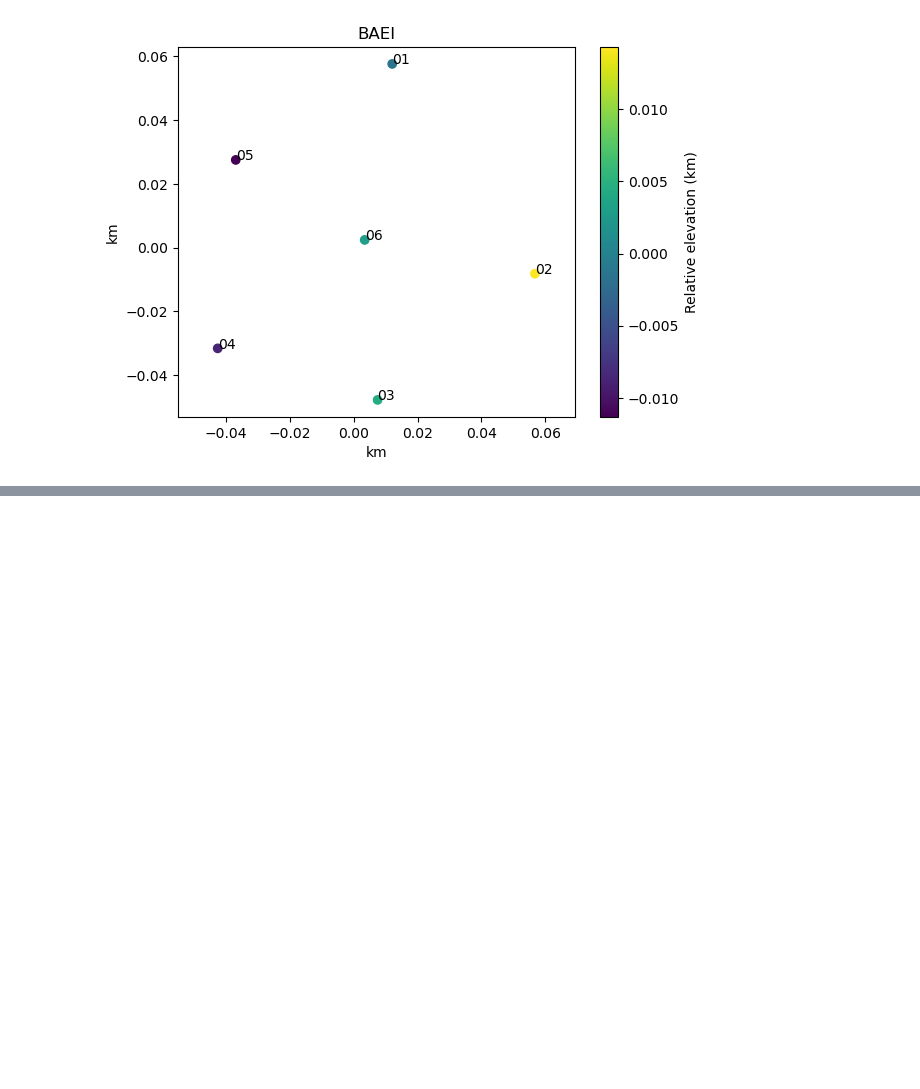
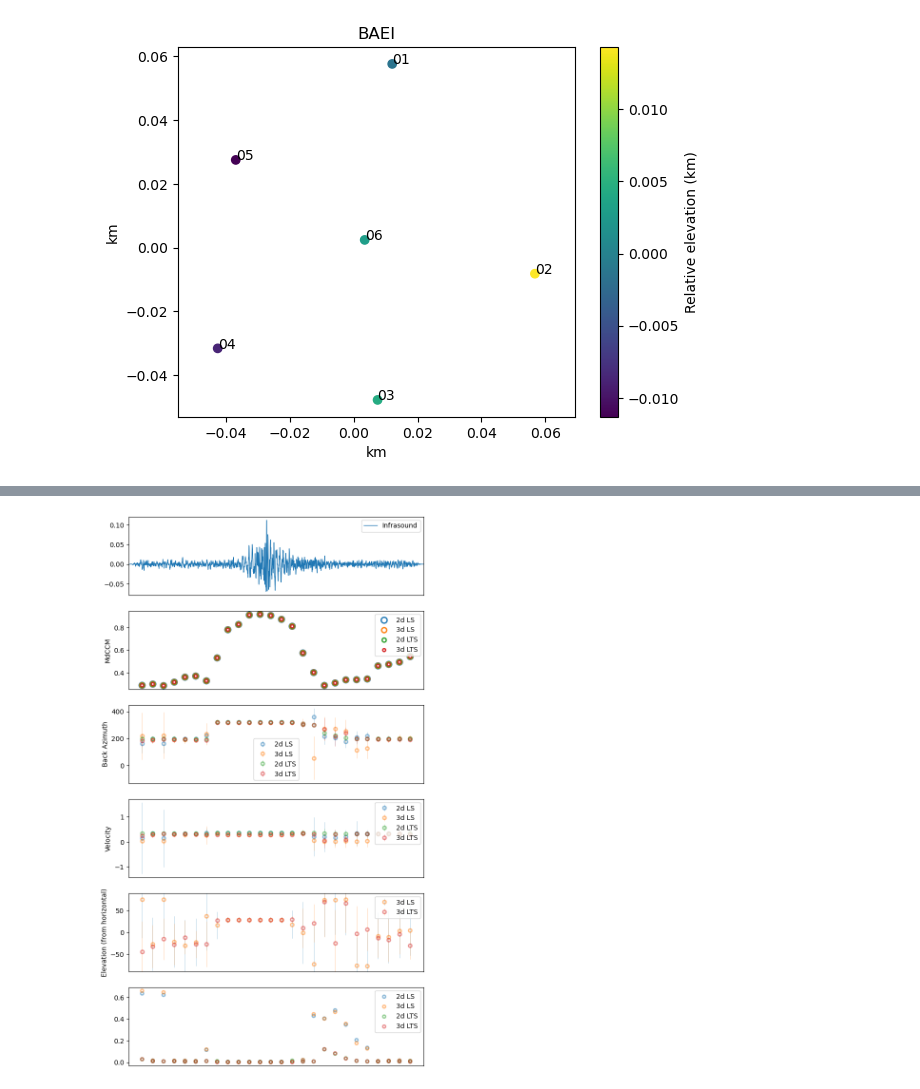
Before and after one commit to csaundersshultz/lts_array, a Jupyter notebook: lts_testing.ipynb, the cells around one changed output, grey strips where cells are left out. Cells and saved outputs as stored; diff of their text form; code cells hidden in the pictures; blank space fills up the shorter version.

```diff
--- a/lts_testing.ipynb
+++ b/lts_testing.ipynb
@@ -147,0 +212,84 @@ xij_mad are equal --> False
+# %%
+#First, solve LS case (alpha=1)
+data2_alpha1 = lts_array.classes.lts_data_class.DataBin(window_length=10, window_overlap=0.8, alpha=1.0)
+data2_alpha1.build_data_arrays(st, lat_list, lon_list, remove_elements=None)# rij)
+data3_alpha1 = lts_array.classes.lts_data_class.DataBin(window_length=10, window_overlap=0.8, alpha=1.0)
+data3_alpha1.build_data_arrays(st, lat_list, lon_list, elevation_list, remove_elements=None)# rij)
+
+ls2 = lts_array.classes.OLSEstimator(data2_alpha1)
+ls2.correlate(data2_alpha1)
+ls2.solve(data2_alpha1)
+
+ls3 = lts_array.classes.OLSEstimator(data3_alpha1)
+ls3.correlate(data3_alpha1)
+ls3.solve_3d(data3_alpha1)
+
+#Next solve LTS cases (alpha=0.75)
+#Check 2d
+data2 = lts_array.classes.lts_data_class.DataBin(window_length=10, window_overlap=0.8, alpha=0.75)
+data2.build_data_arrays(st, lat_list, lon_list, remove_elements=None)# rij)
+data3 = lts_array.classes.lts_data_class.DataBin(window_length=10, window_overlap=0.8, alpha=0.75)
+data3.build_data_arrays(st, lat_list, lon_list, elevation_list, remove_elements=None)# rij)
+
+ltsva2 = lts_array.classes.LTSEstimator(data2)
+ltsva2.correlate(data2)
+ltsva2.solve(data2)
+
+ltsva3 = lts_array.classes.LTSEstimator(data3)
+ltsva3.correlate(data3)
+ltsva3.solve_3d(data3)
+
+to_plot=True
+if to_plot:
+    # Control variables
+    line_w = 2
+    err_w = 0.5
+    alpha = 0.5
+
+    #Plot actual results
+    fig, axs = plt.subplots(nrows=6, figsize=(8,15))
+    t = ltsva2.t
+
+    #data
+    axs[0].plot(st[0], lw=1, label='Infrasound')
+    axs[0].set_xlim((0,len(st[0])))
+
+    #mccm
+    axs[1].scatter(t, ls2.mdccm, s=80,    facecolors='none', edgecolors='C0', linewidths=line_w, label='2d LS' )
+    axs[1].scatter(t, ls3.mdccm, s=60,    facecolors='none', edgecolors='C1', linewidths=line_w, label='3d LS' )
+    axs[1].scatter(t, ltsva2.mdccm, s=40, facecolors='none', edgecolors='C2', linewidths=line_w, label='2d LTS')
+    axs[1].scatter(t, ltsva3.mdccm, s=20, facecolors='none', edgecolors='C3', linewidths=line_w, label='3d LTS')
+    axs[1].set_ylabel('MdCCM')
+
+    #azimuth
+    axs[2].errorbar(t, ls2.lts_baz, yerr=ls2.conf_int_baz, fmt ='o', mfc='none', mec='C0', mew=line_w, elinewidth=err_w, markersize=5, alpha=alpha, label='2d LS' )
+    axs[2].errorbar(t, ls3.lts_baz, yerr=ls3.conf_int_baz, fmt ='o', mfc='none', mec='C1', mew=line_w, elinewidth=err_w, markersize=5, alpha=alpha, label='3d LS' )
+    axs[2].errorbar(t, ltsva2.lts_baz, yerr=ltsva2.conf_int_baz, fmt ='o', mfc='none', mec='C2', mew=line_w, elinewidth=err_w, markersize=5, alpha=alpha, label='2d LTS')
+    axs[2].errorbar(t, ltsva3.lts_baz, yerr=ltsva3.conf_int_baz, fmt ='o', mfc='none', mec='C3', mew=line_w, elinewidth=err_w, markersize=5, alpha=alpha, label='3d LTS')
+    axs[2].set_ylabel('Back Azimuth')
+
+    #Velocity
+    axs[3].errorbar(t, ls2.lts_vel, yerr=ls2.conf_int_vel, fmt ='o', mfc='none', mec='C0', mew=line_w, elinewidth=err_w, markersize=5, alpha=alpha, label='2d LS' )
+    axs[3].errorbar(t, ls3.lts_vel, yerr=ls3.conf_int_vel, fmt ='o', mfc='none', mec='C1', mew=line_w, elinewidth=err_w, markersize=5, alpha=alpha, label='3d LS' )
+    axs[3].errorbar(t, ltsva2.lts_vel, yerr=ltsva2.conf_int_vel, fmt ='o', mfc='none', mec='C2', mew=line_w, elinewidth=err_w, markersize=5, alpha=alpha, label='2d LTS')
+    axs[3].errorbar(t, ltsva3.lts_vel, yerr=ltsva3.conf_int_vel, fmt ='o', mfc='none', mec='C3', mew=line_w, elinewidth=err_w, markersize=5, alpha=alpha, label='3d LTS')
+    axs[3].set_ylabel("Velocity")
+
+    #Elevation
+    #axs[4].scatter(t, ltsva3.lts_elev, s=10, label='3d Elevation')
+    axs[4].errorbar(t, ls3.lts_elev, yerr=ls3.conf_int_elev, fmt ='o', mfc='none', mec=plt.get_cmap("tab10")(1), mew=line_w, elinewidth=err_w, markersize=5, alpha=alpha, label='3d LS')
+    axs[4].errorbar(t, ltsva3.lts_elev, yerr=ltsva3.conf_int_elev, fmt ='o', mfc='none', mec=plt.get_cmap("tab10")(3), mew=line_w, elinewidth=err_w, markersize=5, alpha=alpha, label='3d LTS')
+    axs[4].set_ylim((-90,90))
+    axs[4].set_ylabel("Elevation (from horizontal)")
+
+    #sigma tau
+    axs[5].scatter(t, ls2.sigma_tau, s=20,    facecolors='none', edgecolors='C0', linewidths=line_w, alpha=alpha, label='2d LS')
+    axs[5].scatter(t, ls3.sigma_tau, s=20,    facecolors='none', edgecolors='C1', linewidths=line_w, alpha=alpha, label='3d LS')
+    axs[5].scatter(t, ltsva2.sigma_tau, s=20, facecolors='none', edgecolors='C2', linewidths=line_w, alpha=alpha, label='2d LTS')
+    axs[5].scatter(t, ltsva3.sigma_tau, s=20, facecolors='none', edgecolors='C3', linewidths=line_w, alpha=alpha, label='3d LTS')
+
+
+    for ax in axs:
+        ax.legend()
+        ax.set_xticks(())
+# %% [output]
@@ -147,0 +302 @@ xij_mad are equal --> False
+[figure, added]
```
Also changed, not shown: parts of 5 cells of this notebook, 2 other files.
